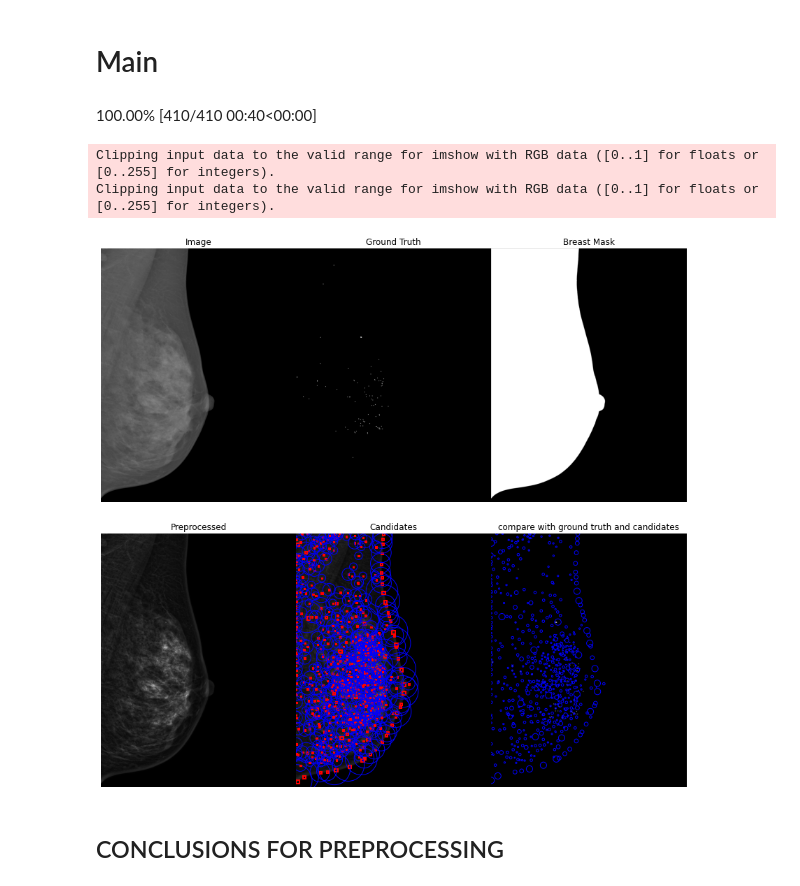
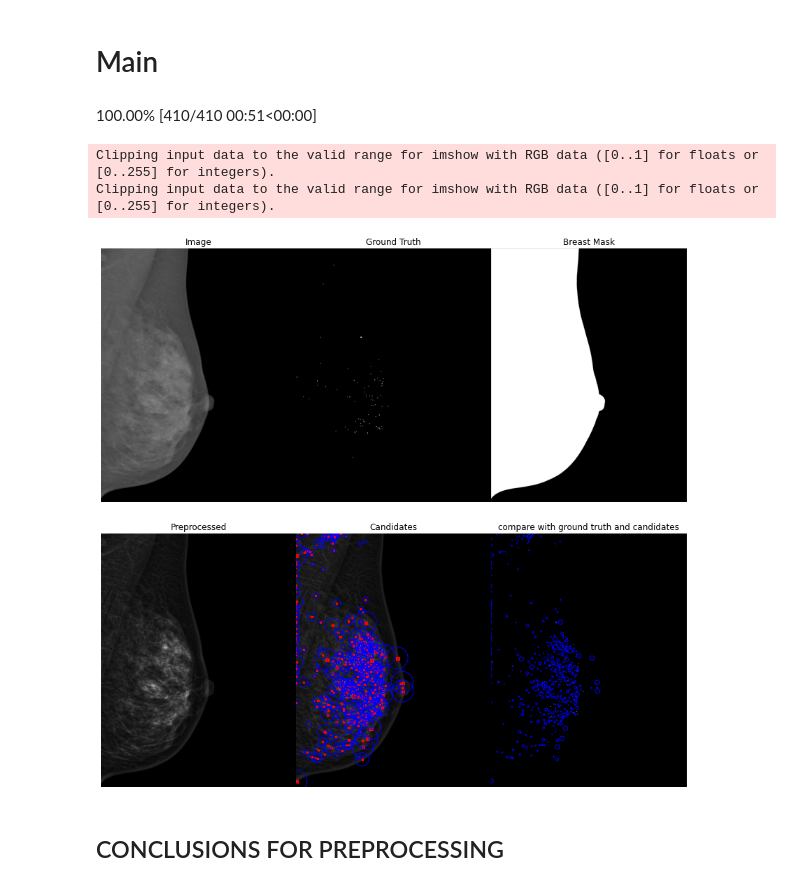
Before and after one commit to emyesme/CalcificationDetection, a Jupyter notebook: Pipeline8.ipynb, the cells around one changed output. Cells and saved outputs as stored; diff of their text form; code cells hidden in the pictures.

Commit message:
Tweak dilation and DoG parameters

```diff
--- a/Pipeline8.ipynb
+++ b/Pipeline8.ipynb
@@ -211,7 +211,7 @@ def deHazingDarkChannelPriorPy(matrix, mask):
 ## Image Dilation
 # %%
 def imgDilation(matrix):
-  kernel = np.ones((7,7), np.uint8)
+  kernel = np.ones((3,3), np.uint8)
   img_dilation = cv2.dilate(matrix, kernel, iterations=3)
   return img_dilation
 # %% [markdown]
@@ -276,9 +276,9 @@ def candidateExtractionDoG(matrix, mask):
   from skimage import data, feature
 
   blobs = feature.blob_dog(matrix,
-                           min_sigma=0.01,
+                           min_sigma=0.0001,
                            max_sigma=30,
-                           threshold=0.02)
+                           threshold=0.04)
 
   blobs[:, 2] = blobs[:, 2] * sqrt(2) # https://scikit-image.org/docs/stable/auto_examples/features_detection/plot_blob.html
 
@@ -517,8 +517,8 @@ for image, breastMask, groundTruth in zip(progress_bar(images), breastMasks, gro
     imgCopy = copy.deepcopy(img)
 
     preprocessed = deHazingDarkChannelPriorPy(imgCopy, imgMask)
-    preprocessedBlur = gaussianBlur(preprocessed)
-    preprocessedBlurDil = imgDilation(preprocessedBlur)
+    #preprocessedBlur = gaussianBlur(preprocessed)
+    preprocessedBlurDil = imgDilation(preprocessed)
 
 
     # candidate extraction #
@@ -540,35 +540,35 @@ for image, breastMask, groundTruth in zip(progress_bar(images), breastMasks, gro
     # ML must be applied for the classification of the features extracted
 
     ################ ERASE MEMORY
     # import gc
     # del features
     # del preprocessed
     # del candidates
     # # del blobs
     # del copyPreprocessed
     # del imgCopy
     # del img
     # del imgMask
     # del imgGroundTruth
     # gc.collect()
     ############################
 
     # end image processing part #
 
     # display related #
 
     # matrix of plots and size of the figure
     figure, axis = plt.subplots(2, 3, figsize=(15,15))
     display_grid(figure, axis, img, imgGroundTruth, preprocessed, candidates, features)
     plt.subplots_adjust(wspace=0, hspace=0)
 
     # display figure with image
     plt.show()
 # %% [output]
-100.00% [410/410 00:40<00:00]
+100.00% [410/410 00:51<00:00]
 Clipping input data to the valid range for imshow with RGB data ([0..1] for floats or [0..255] for integers).
 Clipping input data to the valid range for imshow with RGB data ([0..1] for floats or [0..255] for integers).
-[figure, old version]
+[figure, new version]
 # %% [markdown]
 ## CONCLUSIONS FOR PREPROCESSING
 # %% [markdown]
```
Also changed, not shown: parts of 2 cells of this notebook.
